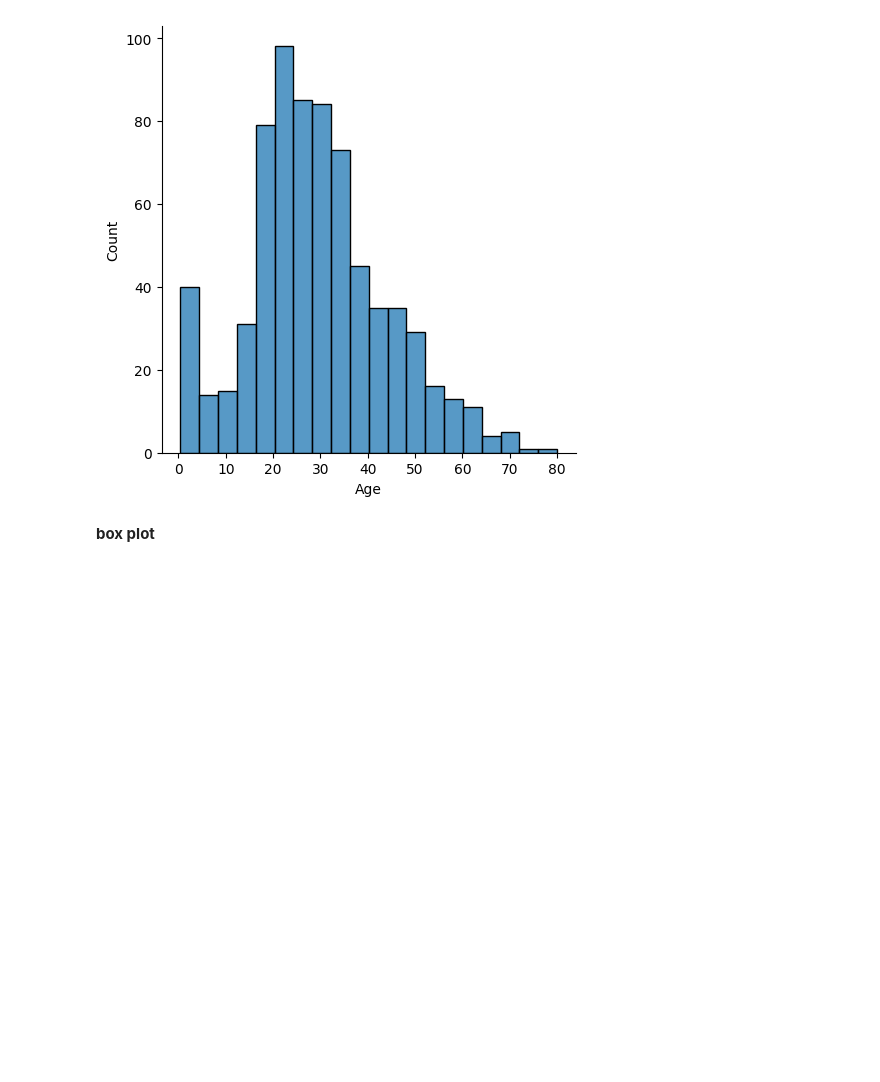
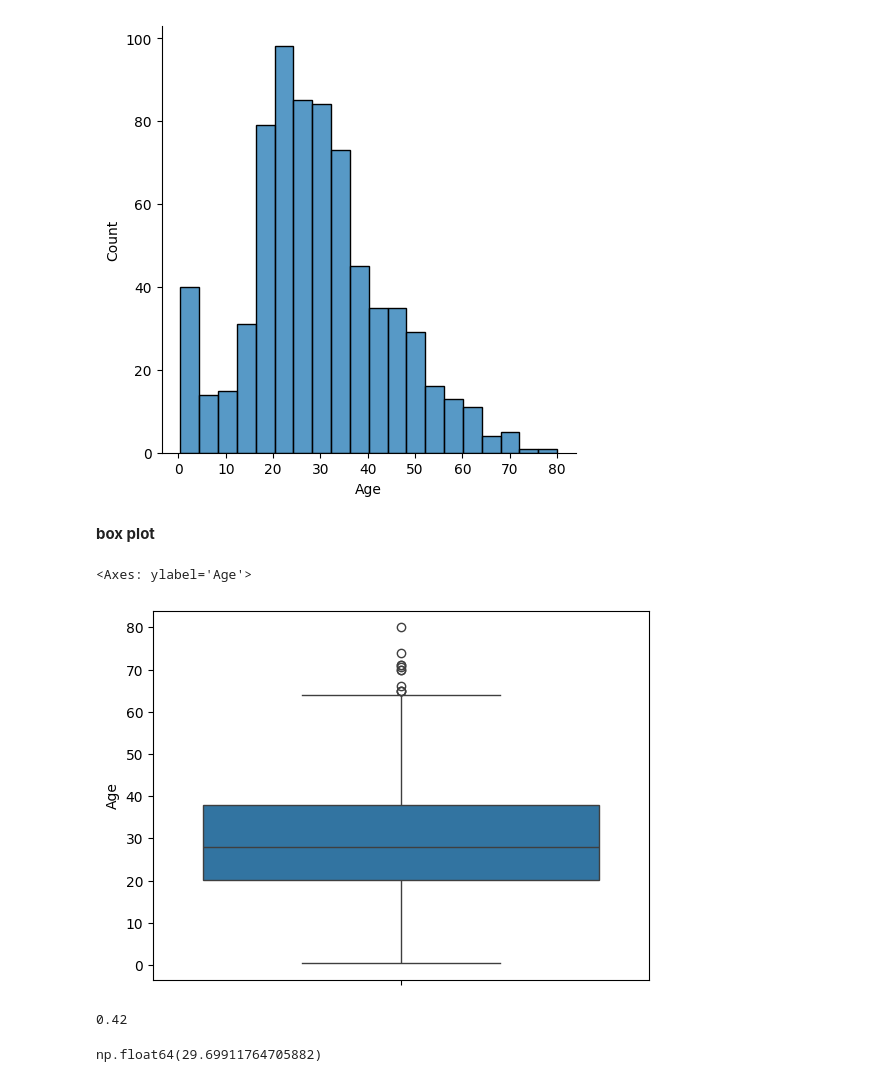
Before and after one commit to aadityakarn922/machine-learning-journey, a Jupyter notebook: edausingunivariate/edauni.ipynb, the cells around one changed output. Drawn from its saved outputs; the diff is of its cells as text; code cells hidden in the pictures; blank space fills up the shorter version.

```diff
--- a/edausingunivariate/edauni.ipynb
+++ b/edausingunivariate/edauni.ipynb
@@ -59,3 +59,16 @@ sns.displot(df['Age'])
 [figure]
 # %% [markdown]
 **box plot**
+# %%
+sns.boxplot(df['Age'])
+# %% [output]
+<Axes: ylabel='Age'>
+[figure, added]
+# %%
+df['Age'].min()
+# %% [output]
+0.42
+# %%
+df['Age'].mean()
+# %% [output]
+np.float64(29.69911764705882)
```
Also changed, not shown: 5 other files.
